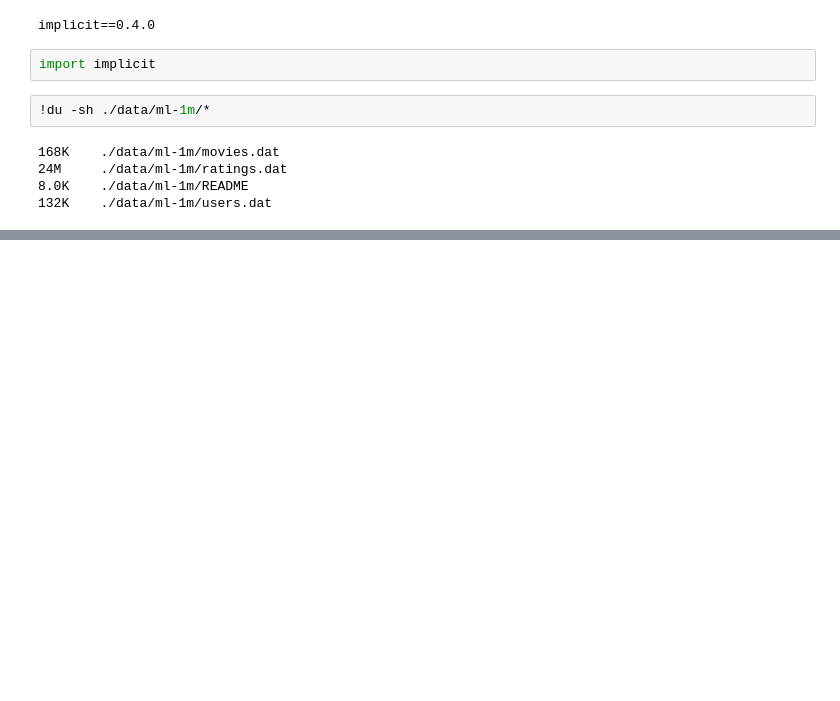
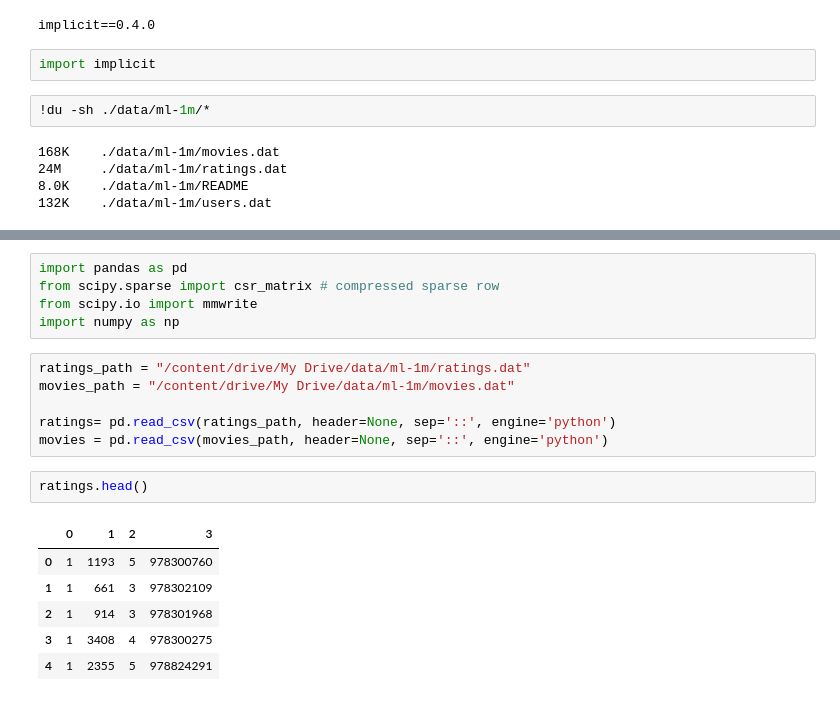
Before and after one commit to pko89403/Recommender, a Jupyter notebook: implicit.ipynb, the cells around one changed output, grey strips where cells are left out. Saved outputs shown, nothing was run; the diff lists cells and outputs as text; blank space fills up the shorter version.

Commit message:
make sparse matrix

```diff
--- a/implicit.ipynb
+++ b/implicit.ipynb
@@ -81,0 +78,20 @@ import implicit
+# %%
+import pandas as pd
+from scipy.sparse import csr_matrix # compressed sparse row
+from scipy.io import mmwrite
+import numpy as np
+# %%
+ratings_path = "/content/drive/My Drive/data/ml-1m/ratings.dat"
+movies_path = "/content/drive/My Drive/data/ml-1m/movies.dat"
+
+ratings= pd.read_csv(ratings_path, header=None, sep='::', engine='python')
+movies = pd.read_csv(movies_path, header=None, sep='::', engine='python')
+# %%
+ratings.head()
+# %% [output]
+|  | 0 | 1 | 2 | 3 |
+| 0 | 1 | 1193 | 5 | 978300760 |
+| 1 | 1 | 661 | 3 | 978302109 |
+| 2 | 1 | 914 | 3 | 978301968 |
+| 3 | 1 | 3408 | 4 | 978300275 |
+| 4 | 1 | 2355 | 5 | 978824291 |
```
Also changed, not shown: parts of 20 cells of this notebook.
